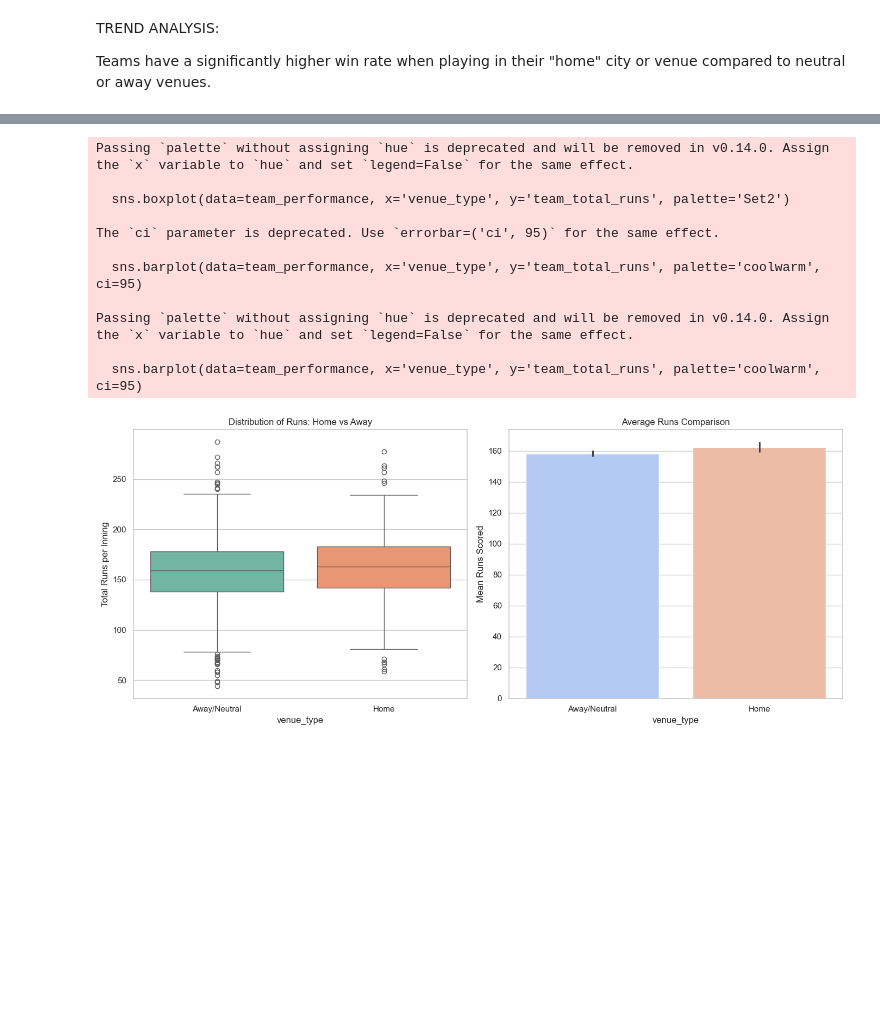
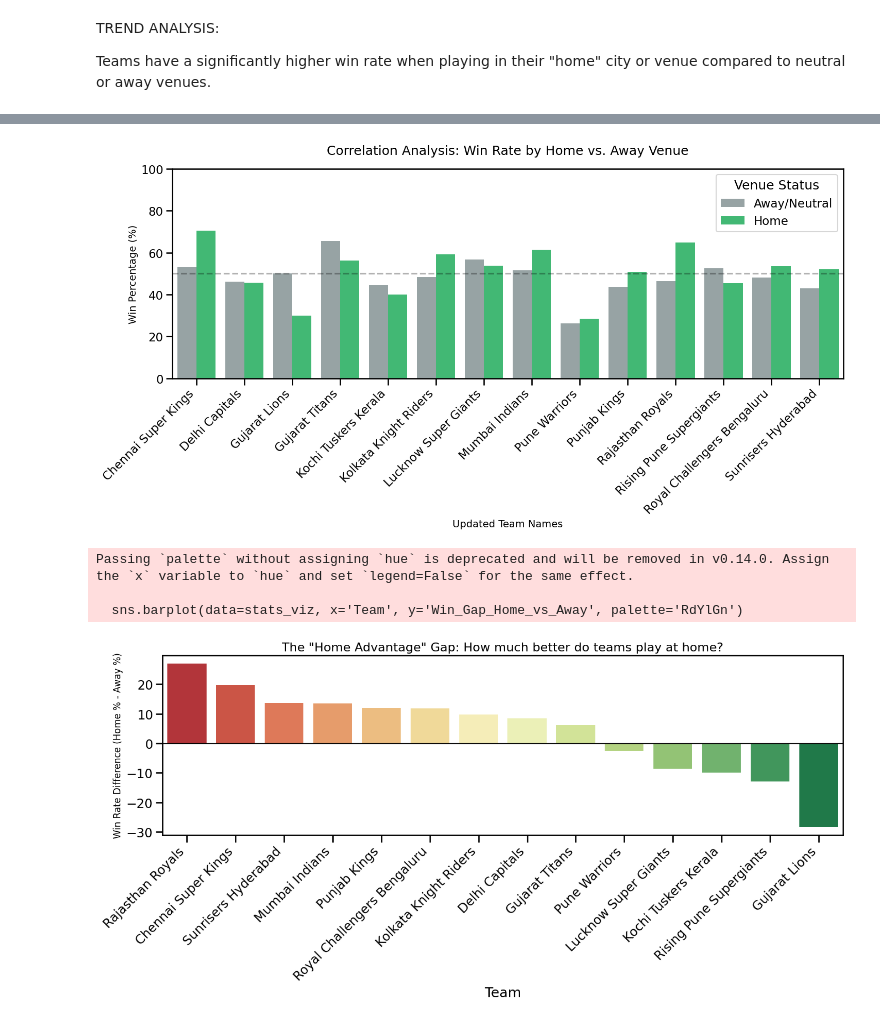
Before and after one commit to DP870/IPL_Analysis_using_Pandas, a Jupyter notebook: main.ipynb, the cells around one changed output, grey strips where cells are left out. Drawn from its saved outputs; the diff is of its cells as text; code cells hidden in the pictures; blank space fills up the shorter version.

Commit message:
[FEAT] Updated data analysis file

```diff
--- a/main.ipynb
+++ b/main.ipynb
@@ -1039,33 +880,0 @@ team_performance['venue_type'] = team_performance.apply(
-# %%
-import seaborn as sns
-import matplotlib.pyplot as plt
-
-plt.figure(figsize=(14, 6))
-
-# Graph A: Box Plot (Showing Medians and Outliers)
-plt.subplot(1, 2, 1)
-sns.boxplot(data=team_performance, x='venue_type', y='team_total_runs', palette='Set2')
-plt.title('Distribution of Runs: Home vs Away')
-plt.ylabel('Total Runs per Inning')
-
-# Graph B: Bar Plot (Showing Average with Confidence Intervals)
-plt.subplot(1, 2, 2)
-sns.barplot(data=team_performance, x='venue_type', y='team_total_runs', palette='coolwarm', ci=95)
-plt.title('Average Runs Comparison')
-plt.ylabel('Mean Runs Scored')
-
-plt.tight_layout()
-plt.show()
-# %% [output]
-Passing `palette` without assigning `hue` is deprecated and will be removed in v0.14.0. Assign the `x` variable to `hue` and set `legend=False` for the same effect.
-
-  sns.boxplot(data=team_performance, x='venue_type', y='team_total_runs', palette='Set2')
-
-The `ci` parameter is deprecated. Use `errorbar=('ci', 95)` for the same effect.
-
-  sns.barplot(data=team_performance, x='venue_type', y='team_total_runs', palette='coolwarm', ci=95)
-
-Passing `palette` without assigning `hue` is deprecated and will be removed in v0.14.0. Assign the `x` variable to `hue` and set `legend=False` for the same effect.
-
-  sns.barplot(data=team_performance, x='venue_type', y='team_total_runs', palette='coolwarm', ci=95)
-[figure, removed]
@@ -1071,0 +943,28 @@ Passing `palette` without assigning `hue` is deprecated and will be removed in v
+# %%
+plt.figure(figsize=(15, 8))
+sns.set_context("talk") # Makes the text more readable for presentations
+
+# Creating the correlation plot
+ax = sns.barplot(
+    data=correlation_data,
+    x='Team',
+    y='Win_Rate',
+    hue='Venue_Status',
+    palette={'Home': '#2ecc71', 'Away/Neutral': '#95a5a6'} # Green for Home, Grey for Away
+)
+
+# Formatting for a professional look
+plt.title('Correlation Analysis: Win Rate by Home vs. Away Venue', fontsize=18, pad=20)
+plt.ylabel('Win Percentage (%)', fontsize=14)
+plt.xlabel('Updated Team Names', fontsize=14)
+plt.xticks(rotation=45, ha='right')
+plt.legend(title='Venue Status', loc='upper right')
+plt.ylim(0, 100)
+
+# Add a horizontal line for the 50% "Even" mark
+plt.axhline(50, color='black', linestyle='--', alpha=0.3)
+
+plt.tight_layout()
+plt.show()
+# %% [output]
+[figure, added]
@@ -1071,0 +1005,14 @@ Passing `palette` without assigning `hue` is deprecated and will be removed in v
+# %%
+plt.figure(figsize=(14, 7))
+sns.barplot(data=stats_viz, x='Team', y='Win_Gap_Home_vs_Away', palette='RdYlGn')
+plt.axhline(0, color='black', lw=1)
+plt.title('The "Home Advantage" Gap: How much better do teams play at home?', fontsize=16)
+plt.ylabel('Win Rate Difference (Home % - Away %)', fontsize=12)
+plt.xticks(rotation=45, ha='right')
+plt.tight_layout()
+plt.show()
+# %% [output]
+Passing `palette` without assigning `hue` is deprecated and will be removed in v0.14.0. Assign the `x` variable to `hue` and set `legend=False` for the same effect.
+
+  sns.barplot(data=stats_viz, x='Team', y='Win_Gap_Home_vs_Away', palette='RdYlGn')
+[figure, added]
```
Also changed, not shown: parts of 19 cells of this notebook.
